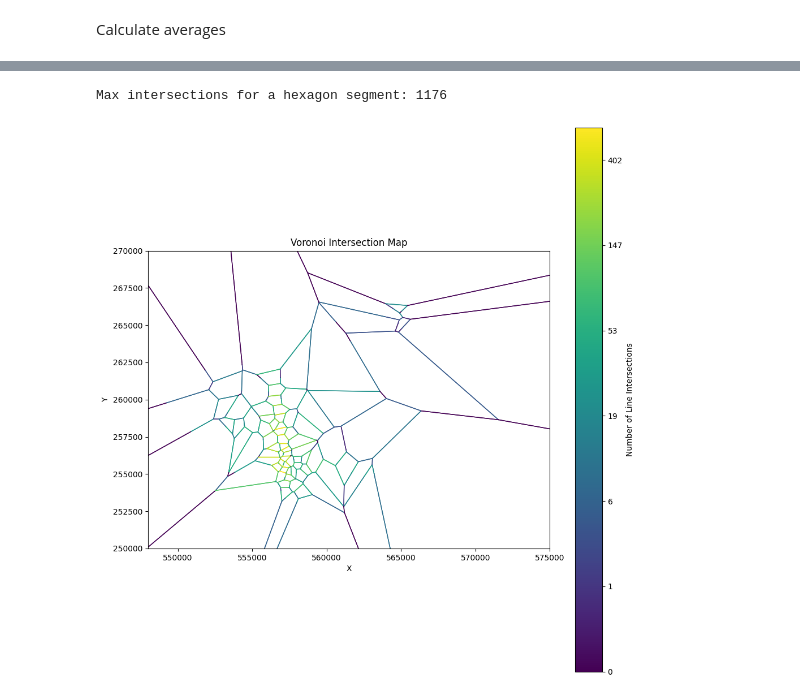
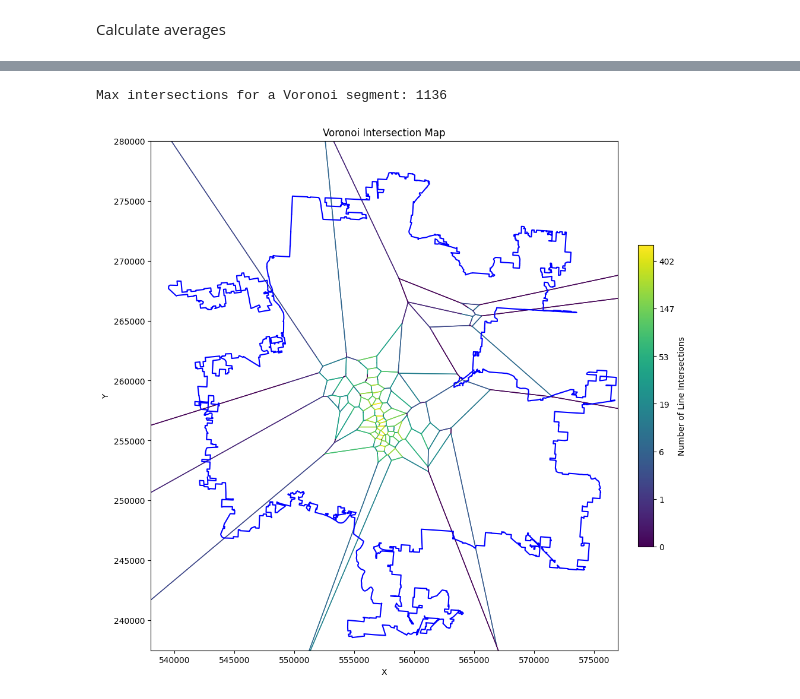
Before and after one commit to 666Xiao666/GEO877-FS24-McKenzie, a Jupyter notebook: Voronoi_analysis.ipynb, the cells around one changed output, grey strips where cells are left out. Drawn from its saved outputs; the diff is of its cells as text; code cells hidden in the pictures.

```diff
--- a/Voronoi_analysis.ipynb
+++ b/Voronoi_analysis.ipynb
@@ -9,7 +9,7 @@ import numpy as np
 from matplotlib.ticker import FuncFormatter
 import heapq
 import itertools
-file_path = '/Users/benedikt/Documents/GitHub/GEO877-FS24-McKenzie/CoGo_Bikerental_Colorado_US/cleaned_data/cleaned202007-cogo-tripdata.csv'
+file_path = '/Users/benedikt/Documents/GitHub/GEO877-FS24-McKenzie/CoGo_Bikerental_Colorado_US/cleaned_data/cleaned_December-cogo-tripdata.csv'
 geojson_file_path = '/Users/benedikt/Documents/GitHub/GEO877-FS24-McKenzie/CoGo_Bikerental_Colorado_US/Corporate_Boundary.geojson'
 cmap = cmaps['viridis']
 # %% [markdown]
@@ -607,8 +606,8 @@ class createIntersections:
             plt.plot(line['x_coords'], line['y_coords'], color='red', linewidth=1)
 
 
-        plt.xlim(548000, 575000)
-        plt.ylim(250000, 270000)
+        plt.xlim(538000, 577000)
+        plt.ylim(237500, 280000)
 
         plt.title('Output Segments and Lines in NAD83 / California Albers Projection')
         plt.xlabel('X')
@@ -717,16 +729,16 @@ Average number of Segment intersections: 1.8357197403589156
 # %%
-# Initialize a dictionary to count intersections for each hexagon segment
-hex_segment_intersections = {}
+# Initialize a dictionary to count intersections for each voronoi segment
+vor_segment_intersections = {}
 
-# Iterate over each hexagon
-for hex_coords in output_segments:
-    hex_coords.append(hex_coords[0])  # Close the polygon
-    for i in range(len(hex_coords) - 1):
-        segment = (tuple(hex_coords[i]), tuple(hex_coords[i + 1]))
-        reverse_segment = (tuple(hex_coords[i + 1]), tuple(hex_coords[i]))
+# Iterate over each voronoi
+for vor_coords in output_segments:
+    vor_coords.append(vor_coords[0])  # Close the polygon
+    for i in range(len(vor_coords) - 1):
+        segment = (tuple(vor_coords[i]), tuple(vor_coords[i + 1]))
+        reverse_segment = (tuple(vor_coords[i + 1]), tuple(vor_coords[i]))
 
-        if segment not in hex_segment_intersections and reverse_segment not in hex_segment_intersections:
-            hex_segment_intersections[segment] = 0
+        if segment not in vor_segment_intersections and reverse_segment not in vor_segment_intersections:
+            vor_segment_intersections[segment] = 0
 
         # Count intersections for this segment
         for inter in intersections:
@@ -734,18 +746,18 @@ for hex_coords in output_segments:
                segment == (inter[2], inter[3]) or segment == (inter[3], inter[2]) or \
                reverse_segment == (inter[0], inter[1]) or reverse_segment == (inter[1], inter[0]) or \
                reverse_segment == (inter[2], inter[3]) or reverse_segment == (inter[3], inter[2]):
-                if segment in hex_segment_intersections:
-                    hex_segment_intersections[segment] += 1
+                if segment in vor_segment_intersections:
+                    vor_segment_intersections[segment] += 1
                 else:
-                    hex_segment_intersections[reverse_segment] += 1
+                    vor_segment_intersections[reverse_segment] += 1
 
 # Get the maximum number of intersections
-max_intersections = max(hex_segment_intersections.values(), default=0)
+max_intersections = max(vor_segment_intersections.values(), default=0)
 
-# Print the result for debugging
-print(f"Max intersections for a hexagon segment: {max_intersections}")
+# Print the result
+print(f"Max intersections for a Voronoi segment: {max_intersections}")
 # %% [output]
-Max intersections for a hexagon segment: 1176
+Max intersections for a Voronoi segment: 1136
 # %%
 # Create a figure and axis
 fig, ax = plt.subplots(figsize=(10, 10))
@@ -753,13 +765,13 @@ fig, ax = plt.subplots(figsize=(10, 10))
 # Gather plot data
 plot_data = []
 intersection_counts = []
-for hex_coords in output_segments:
-    hex_coords.append(hex_coords[0])  # Close the polygon
-    xs, ys = zip(*hex_coords)
+for vor_coords in output_segments:
+    vor_coords.append(vor_coords[0])
+    xs, ys = zip(*vor_coords)
 
-    for i in range(len(hex_coords) - 1):
-        p1 = hex_coords[i]
-        p2 = hex_coords[i + 1]
+    for i in range(len(vor_coords) - 1):
+        p1 = vor_coords[i]
+        p2 = vor_coords[i + 1]
 
         # Find if the segment is in the intersections list
         intersection_count = sum(1 for inter in intersections if
@@ -770,44 +782,46 @@ for hex_coords in output_segments:
         plot_data.append(((xs[i], xs[i + 1]), (ys[i], ys[i + 1]), intersection_count))
         intersection_counts.append(intersection_count)
 
-# Apply logarithmic scaling to intersection counts for better color differentiation
-log_intersection_counts = np.log1p(intersection_counts)  # Use log1p to handle zero counts
+# Apply logarithmic scaling to intersection counts
+log_intersection_counts = np.log1p(intersection_counts)
 
 # Get the maximum log-transformed intersection count for normalization
 max_log_intersections = np.max(log_intersection_counts)
 
-# Plot the hexagon with colored segments using logarithmic color scale
+# Plot the voronoi with colored segments using logarithmic color scale
 for ((x1, x2), (y1, y2), intersection_count), log_count in zip(plot_data, log_intersection_counts):
     color_value = log_count / max_log_intersections if max_log_intersections > 0 else 0
     ax.plot([x1, x2], [y1, y2], color=cmap(color_value), linewidth=1)
 
 # Set the title and axis labels
 ax.set_title('Voronoi Intersection Map')
 ax.set_xlabel('X')
 ax.set_ylabel('Y')
 
+xs, ys = zip(*columbus_bd)
+plt.plot(xs, ys, 'b-')
+
 # Set equal aspect ratio
 ax.set_aspect('equal')
 
-# Create a colorbar with logarithmic scale
+# Create a colorbar with logarithmic scale to make the data more visible (due to a high number of low values)
 sm = plt.cm.ScalarMappable(cmap=cmap, norm=plt.Normalize(vmin=0, vmax=max_log_intersections))
 sm.set_array([])
-cbar = fig.colorbar(sm, ax=ax)
+cbar = fig.colorbar(sm, ax=ax, fraction=0.03, pad=0.04)
 
-# Custom formatter to display original counts on colorbar
+# Show total counts instead of logarithmic scale
 def log_tick_formatter(x, pos):
     return f"{int(np.exp(x) - 1):d}"
 
 cbar.set_label('Number of Line Intersections')
 cbar.formatter = FuncFormatter(log_tick_formatter)
 cbar.update_ticks()
 
-plt.xlim(548000, 575000)
-plt.ylim(250000, 270000)
-
+plt.xlim(538000, 577000)
+plt.ylim(237500, 280000)
 
 # Display the plot
 plt.tight_layout()
 plt.show()
 # %% [output]
-[figure, old version]
+[figure, new version]
```
Also changed, not shown: parts of 5 cells of this notebook, 3 other files.
